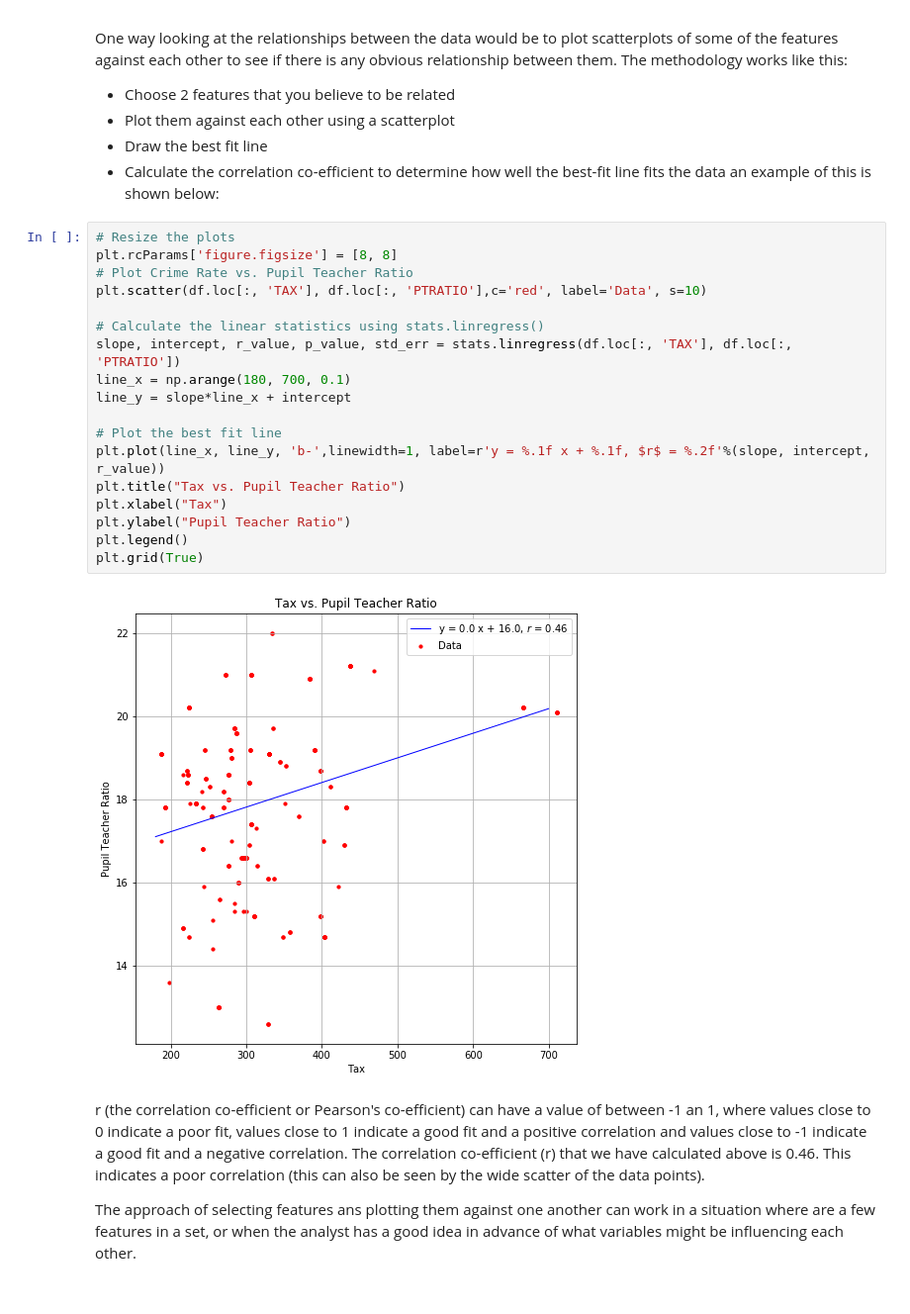
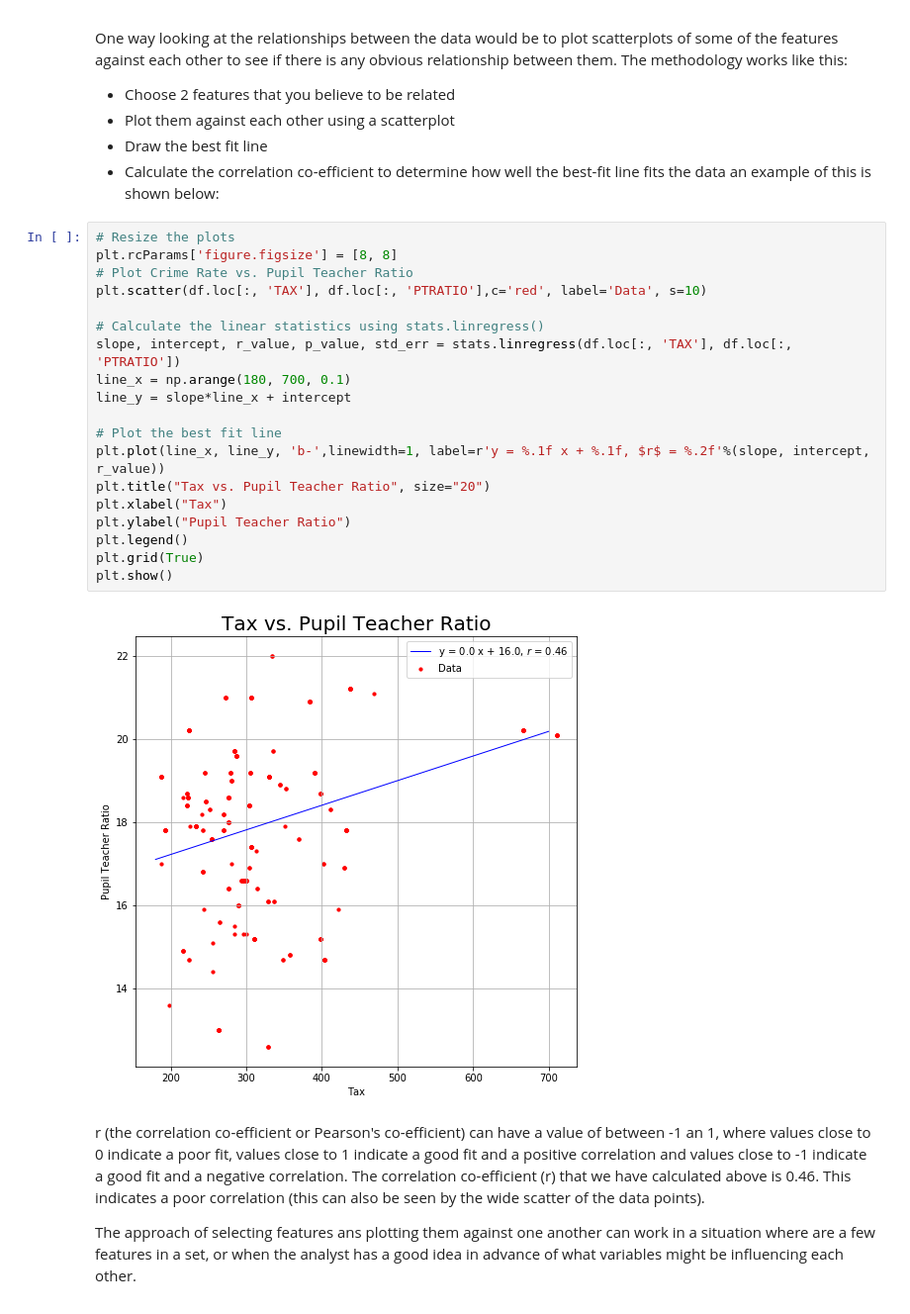
Before and after one commit to shkyler/gmit-mls-project, a Jupyter notebook: boston-housing.ipynb, the cells around one changed output. Shown: that part at 99% size. Drawn from its saved outputs; the diff is of its cells as text.

```diff
--- a/boston-housing.ipynb
+++ b/boston-housing.ipynb
@@ -143,23 +143,24 @@ an example of this is shown below:
 # %%
 # Resize the plots
 plt.rcParams['figure.figsize'] = [8, 8]
 # Plot Crime Rate vs. Pupil Teacher Ratio
 plt.scatter(df.loc[:, 'TAX'], df.loc[:, 'PTRATIO'],c='red', label='Data', s=10)
 
 # Calculate the linear statistics using stats.linregress()
 slope, intercept, r_value, p_value, std_err = stats.linregress(df.loc[:, 'TAX'], df.loc[:, 'PTRATIO'])
 line_x = np.arange(180, 700, 0.1)
 line_y = slope*line_x + intercept
 
 # Plot the best fit line
 plt.plot(line_x, line_y, 'b-',linewidth=1, label=r'y = %.1f x + %.1f, $r$ = %.2f'%(slope, intercept, r_value))
-plt.title("Tax vs. Pupil Teacher Ratio")
+plt.title("Tax vs. Pupil Teacher Ratio", size="20")
 plt.xlabel("Tax")
 plt.ylabel("Pupil Teacher Ratio")
 plt.legend()
 plt.grid(True)
+plt.show()
 # %% [output]
-[figure, old version]
+[figure, new version]
 # %% [markdown]
 r (the correlation co-efficient or Pearson's co-efficient) can have a value of between -1 an 1, where values close to 0 indicate a poor fit, values close to 1 indicate a good fit and a positive correlation and values close to -1 indicate a good fit and a negative correlation. The correlation co-efficient (r) that we have calculated above is 0.46. This indicates a poor correlation (this can also be seen by the wide scatter of the data points).
 
```
Also changed, not shown: parts of 11 cells of this notebook.
